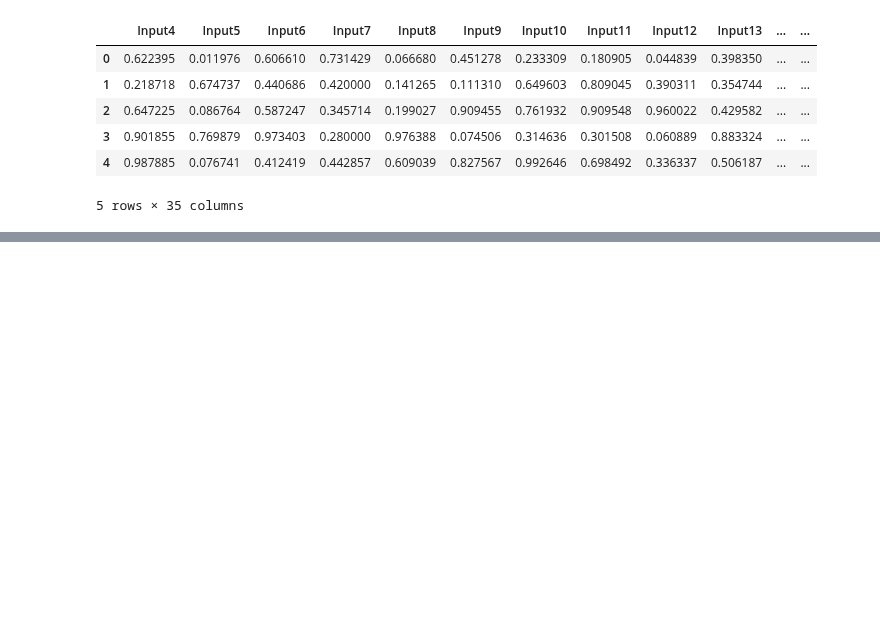
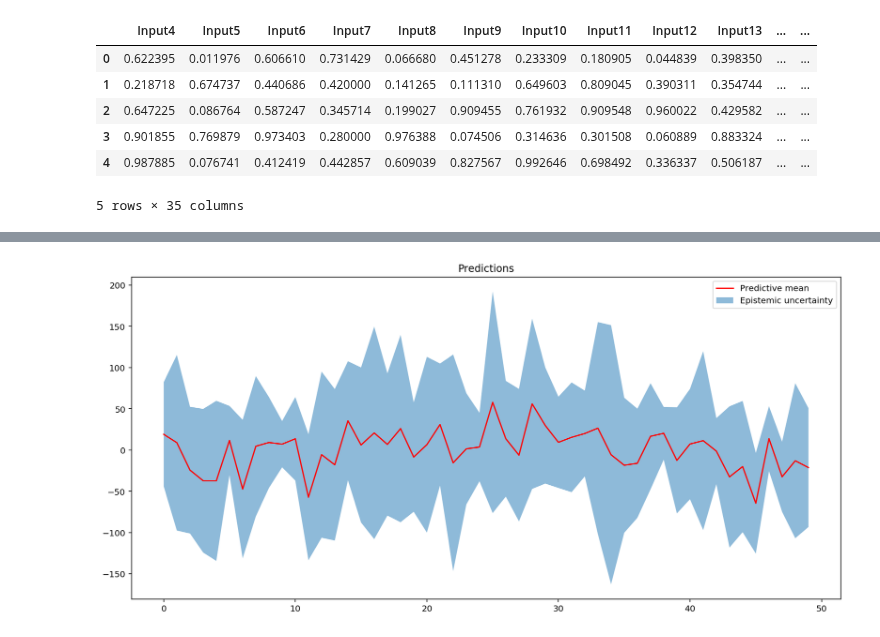
Before and after one commit to eric220/Grail, a Jupyter notebook: holy_grail_model.ipynb, the cells around one changed output, grey strips where cells are left out. Saved outputs shown, nothing was run; the diff lists cells and outputs as text; code cells hidden in the pictures; blank space fills up the shorter version.

Commit message:
finish new model

```diff
--- a/holy_grail_model.ipynb
+++ b/holy_grail_model.ipynb
@@ -143,0 +132,27 @@ K.sum(-dist.log_prob(y_true))
+# %%
+permuts = pd.read_csv('../HolyGrail/permutations.csv')
+# %%
+y_pred_list = []
+for i in range(len(permuts)):
+    tensor = tf.constant([permuts.iloc[i]], dtype='float32')
+    pred_list = []
+    for j in range(500):
+        y_pred = model.predict(tensor)
+        pred_list.append(y_pred)
+    y_pred_list.append(pred_list)
+# %%
+y_means = np.mean(y_pred_list, axis = 1)
+y_sigmas = np.std(y_pred_list, axis = 1)
+# %%
+y_sigmas = y_sigmas.reshape(len(permuts),)
+y_means = y_means.reshape(len(permuts),)
+# %%
+idx = range(len(permuts))
+plt.figure(figsize = (15, 7))
+plt.plot(idx, y_means, 'r-', label='Predictive mean');
+plt.fill_between(idx, y_means + 2 * y_sigmas,
+                 y_means - 2 * y_sigmas, alpha=0.5, label='Epistemic uncertainty')
+plt.legend()
+plt.title('Predictions');
+# %% [output]
+[figure, added]
```
Also changed, not shown: parts of 18 cells of this notebook.
